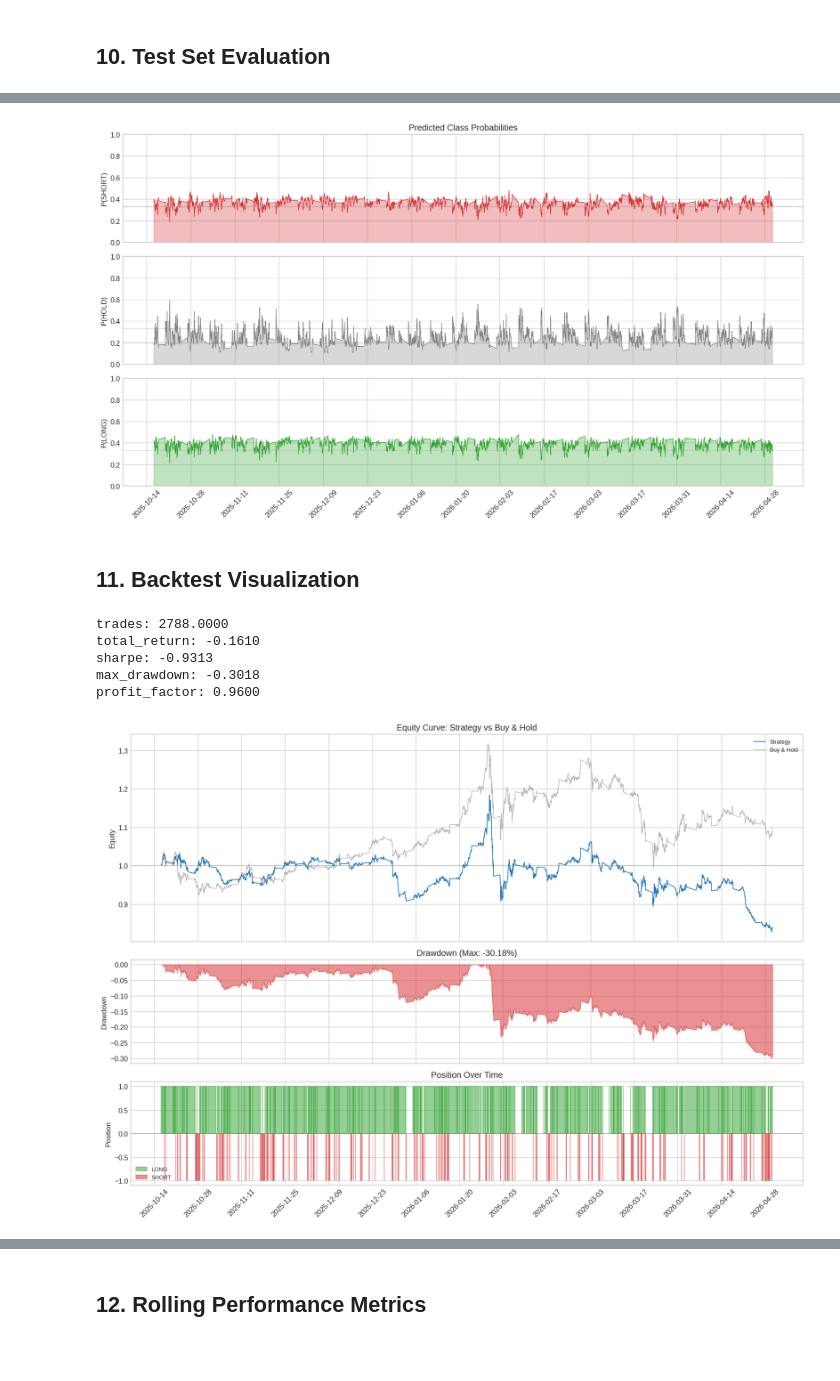
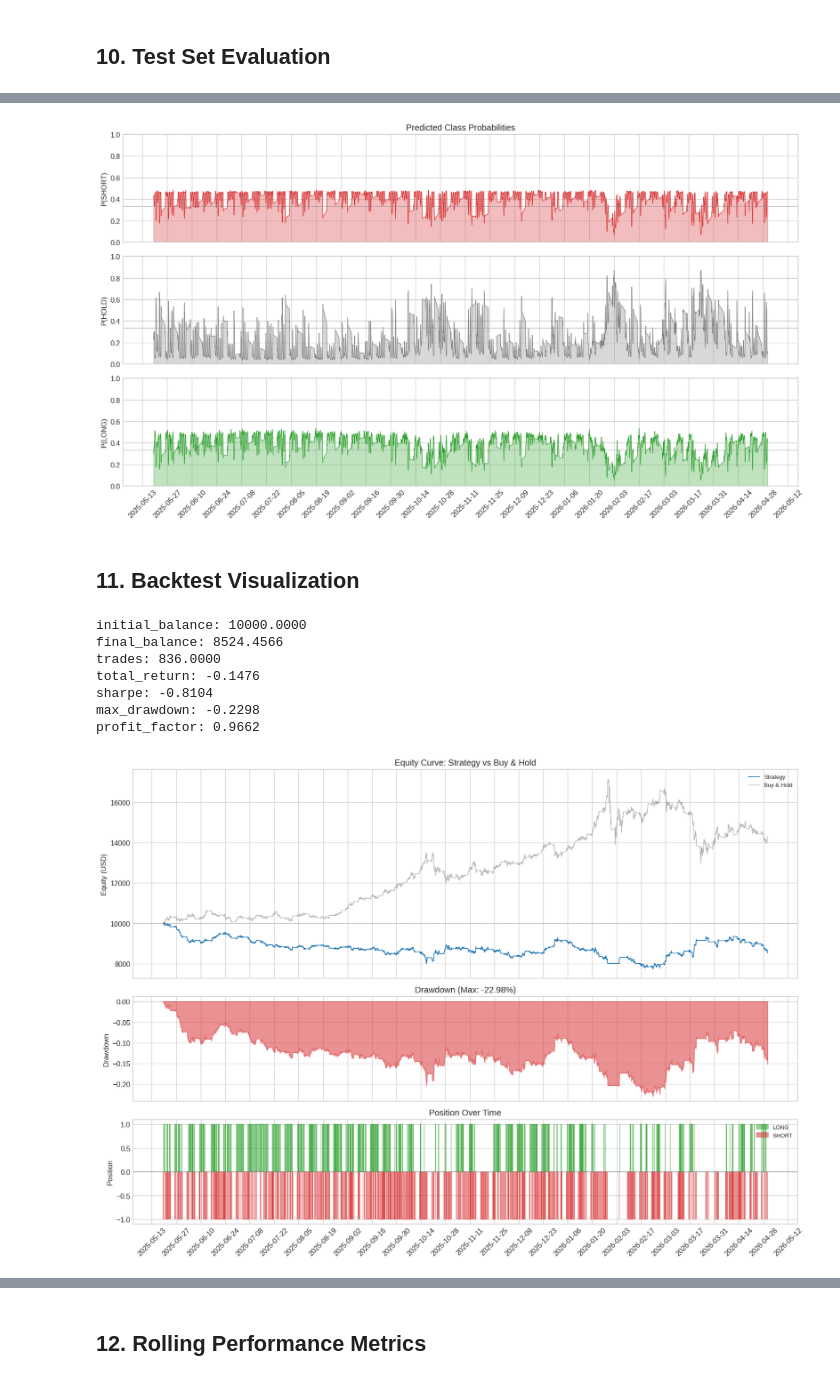
Before and after one commit to ultimateBroK/thesis-compact, a Jupyter notebook: hybrid_stacking_visualization.ipynb, the cells around one changed output, grey strips where cells are left out. Cells and saved outputs as stored; diff of their text form; code cells hidden in the pictures; blank space fills up the shorter version.

```diff
--- a/hybrid_stacking_visualization.ipynb
+++ b/hybrid_stacking_visualization.ipynb
@@ -75,7 +72,7 @@ print(f"Accelerate device: {accelerator.device} | processes: {accelerator.num_pr
 # %% [output]
 Accelerate device: cpu | processes: 1
 # %%
-MONTHS = 36
+MONTHS = None
 config = PipelineConfig(months=MONTHS)
 
 files = parquet_files(DATA_DIR, config.months)
@@ -355,6 +357,7 @@ plt.show()
 ## 10. Test Set Evaluation
 # %%
 predictions = model.predict(test[features])
+positions = model.predict_positions(test[features])
 pred_proba = model.predict_proba(test[features])
 
 print(f"Accuracy: {accuracy_score(test['label'], predictions):.4f}")
@@ -438,14 +443,14 @@ plt.show()
 # %%
 fig, axes = plt.subplots(3, 1, figsize=(14, 8), sharex=True)
 
-label_map = {0: 0, 1: 1, 2: -1}
-class_labels = [-1, 0, 1]
+proba_labels = model.label_encoder.inverse_transform(model.meta_model.classes_)
+proba_by_label = {label: pred_proba[:, i] for i, label in enumerate(proba_labels)}
 
-for i, (label_val, ax) in enumerate(zip(class_labels, axes)):
-    col_idx = i
-    ax.plot(test.index, pred_proba[:, col_idx], color=PALETTE[label_val], linewidth=0.6)
-    ax.fill_between(test.index, 0, pred_proba[:, col_idx], alpha=0.3, color=PALETTE[label_val])
-    ax.axhline(1/3, color="gray", linewidth=0.5, linestyle="--")
+for label_val, ax in zip([-1, 0, 1], axes):
+    values = proba_by_label.get(label_val, np.zeros(len(test)))
+    ax.plot(test.index, values, color=PALETTE[label_val], linewidth=0.6)
+    ax.fill_between(test.index, 0, values, alpha=0.3, color=PALETTE[label_val])
+    ax.axhline(1 / 3, color="gray", linewidth=0.5, linestyle="--")
     ax.set_ylabel(f"P({LABEL_NAMES[label_val]})")
     ax.set_ylim(0, 1)
 
@@ -456,56 +461,57 @@ plt.xticks(rotation=45)
 fig.tight_layout()
 plt.show()
 # %% [output]
-[figure, old version]
+[figure, new version]
 # %% [markdown]
 ## 11. Backtest Visualization
 # %%
-metrics = backtest_signals(test, predictions)
-strategy_returns = cost_adjusted_returns(test, predictions, TradingCosts())
-equity = equity_curve(strategy_returns, test.index).rename("equity")
+metrics = backtest_signals(test, positions, initial_balance=INITIAL_BALANCE)
+strategy_returns = cost_adjusted_returns(test, positions, TradingCosts())
+equity = equity_curve(strategy_returns, test.index, INITIAL_BALANCE).rename("equity")
 
 bh_returns = test["close"].pct_change().shift(-1).fillna(0).to_numpy()
-bh_equity = equity_curve(bh_returns, test.index).rename("buy_and_hold")
+bh_equity = equity_curve(bh_returns, test.index, INITIAL_BALANCE).rename("buy_and_hold")
 
 for k, v in metrics.items():
     print(f"{k}: {v:.4f}")
 # %% [output]
-trades: 2788.0000
-total_return: -0.1610
-sharpe: -0.9313
-max_drawdown: -0.3018
-profit_factor: 0.9600
+initial_balance: 10000.0000
+final_balance: 8524.4566
+trades: 836.0000
+total_return: -0.1476
+sharpe: -0.8104
+max_drawdown: -0.2298
+profit_factor: 0.9662
 # %%
 fig, axes = plt.subplots(3, 1, figsize=(14, 10), sharex=True, height_ratios=[2, 1, 1])
 
 axes[0].plot(equity.index, equity.values, color="#1f77b4", linewidth=1, label="Strategy")
 axes[0].plot(bh_equity.index, bh_equity.values, color="#7f7f7f", linewidth=0.8, alpha=0.6, label="Buy & Hold")
-axes[0].axhline(1, color="gray", linewidth=0.5, linestyle="--")
+axes[0].axhline(INITIAL_BALANCE, color="gray", linewidth=0.5, linestyle="--")
 axes[0].set_title("Equity Curve: Strategy vs Buy & Hold")
-axes[0].set_ylabel("Equity")
+axes[0].set_ylabel("Equity (USD)")
 axes[0].legend(fontsize=8)
 
 drawdown = equity / equity.cummax() - 1
 axes[1].fill_between(drawdown.index, 0, drawdown.values, color="#d62728", alpha=0.5)
 axes[1].set_title(f"Drawdown (Max: {metrics['max_drawdown']:.2%})")
 axes[1].set_ylabel("Drawdown")
 
-pred_series = pd.Series(predictions, index=test.index)
-positions = pred_series.copy()
-axes[2].fill_between(positions.index, 0, positions.values, where=positions > 0, color="#2ca02c", alpha=0.5, label="LONG")
-axes[2].fill_between(positions.index, 0, positions.values, where=positions < 0, color="#d62728", alpha=0.5, label="SHORT")
+position_series = pd.Series(positions, index=test.index)
+axes[2].fill_between(position_series.index, 0, position_series.values, where=position_series > 0, color="#2ca02c", alpha=0.5, label="LONG")
+axes[2].fill_between(position_series.index, 0, position_series.values, where=position_series < 0, color="#d62728", alpha=0.5, label="SHORT")
 axes[2].axhline(0, color="gray", linewidth=0.5)
 axes[2].set_title("Position Over Time")
 axes[2].set_ylabel("Position")
 axes[2].legend(fontsize=8)
 axes[2].xaxis.set_major_formatter(mdates.DateFormatter("%Y-%m-%d"))
 axes[2].xaxis.set_major_locator(mdates.WeekdayLocator(interval=2))
 plt.xticks(rotation=45)
 
 fig.tight_layout()
 plt.show()
 # %% [output]
-[figure, old version]
+[figure, new version]
 # %%
 fig, axes = plt.subplots(2, 2, figsize=(12, 8))
 
```
Also changed, not shown: parts of 24 cells of this notebook, 26 other files.
